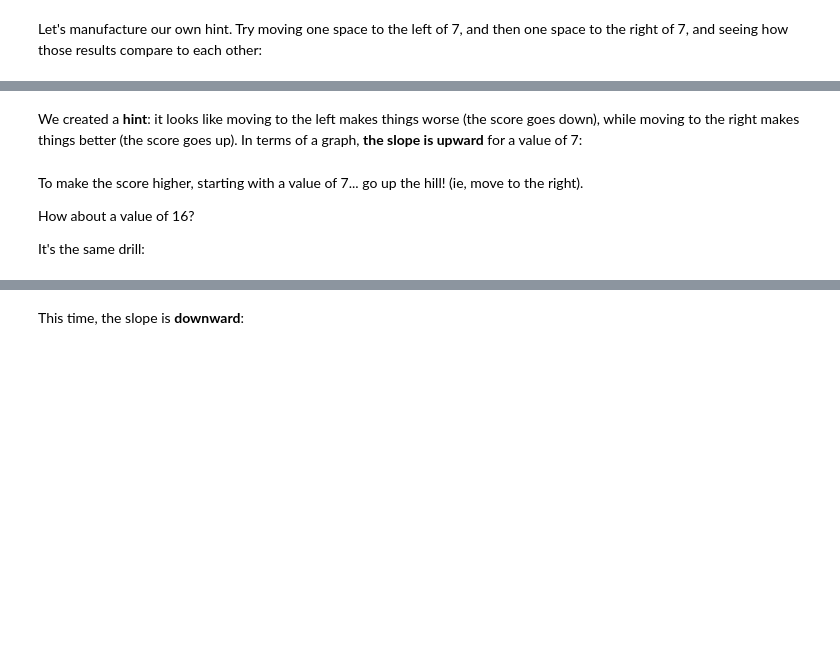
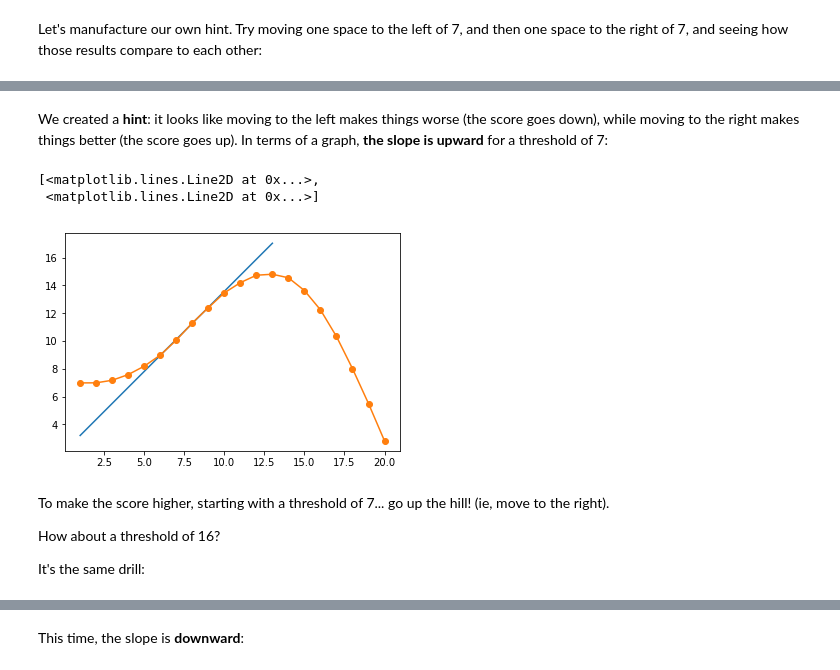
Before and after one commit to junior-ai-intro/guess-learn-ntstew, a Jupyter notebook: Machine Learning, 5. Going Uphill.ipynb, the cells around one changed output, grey strips where cells are left out. Saved outputs shown, nothing was run; the diff lists cells and outputs as text; code cells hidden in the pictures; blank space fills up the shorter version.

```diff
--- a/Machine Learning, 5. Going Uphill.ipynb
+++ b/Machine Learning, 5. Going Uphill.ipynb
@@ -115,16 +172,20 @@ print(left, right)
 # %% [markdown]
-We created a **hint**: it looks like moving to the left makes things worse (the score goes down), while moving to the right makes things better (the score goes up). In terms of a graph, **the slope is upward** for a value of 7:
+We created a **hint**: it looks like moving to the left makes things worse (the score goes down), while moving to the right makes things better (the score goes up). In terms of a graph, **the slope is upward** for a threshold of 7:
 # %%
 # feel free to ignore these details... we are drawing a line, and aligning it with the prior results
-m = (right - left)/2                    # find the slope
-b = left-(m*7)                          # find the intercept
-x = [1,13]                              # pick endpoints
-y = [m * (xi+1) + b for xi in x]        # compute y values (the +1 is to align with prior results)
-plt.plot(x,y,'-',values,scores,'o-')    # plot the line along with the prior results
+m = (right - left)/2                     # find the slope
+b = left-(m*7)                           # find the intercept
+x = [1,13]                               # pick endpoints
+y = [m * (xi+1) + b for xi in x]         # compute y values (the +1 is to align with prior results)
+plt.plot(x,y,'-',thresholds,scores,'o-') # plot the line along with the prior results
+# %% [output]
+[<matplotlib.lines.Line2D at 0x...>,
+ <matplotlib.lines.Line2D at 0x...>]
+[figure, added]
 # %% [markdown]
-To make the score higher, starting with a value of 7... go up the hill! (ie, move to the right).
+To make the score higher, starting with a threshold of 7... go up the hill! (ie, move to the right).
 
-How about a value of 16?
+How about a threshold of 16?
 
 It's the same drill:
 # %%
```
Also changed, not shown: parts of 22 cells of this notebook.
